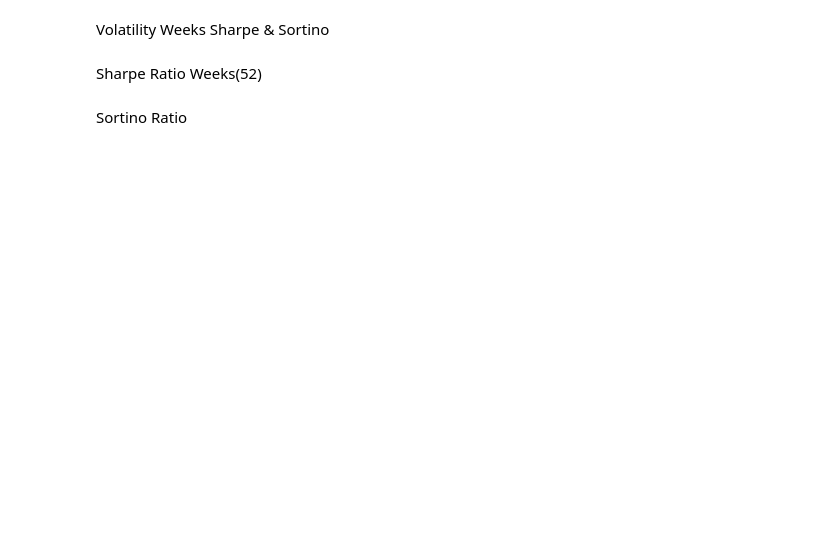
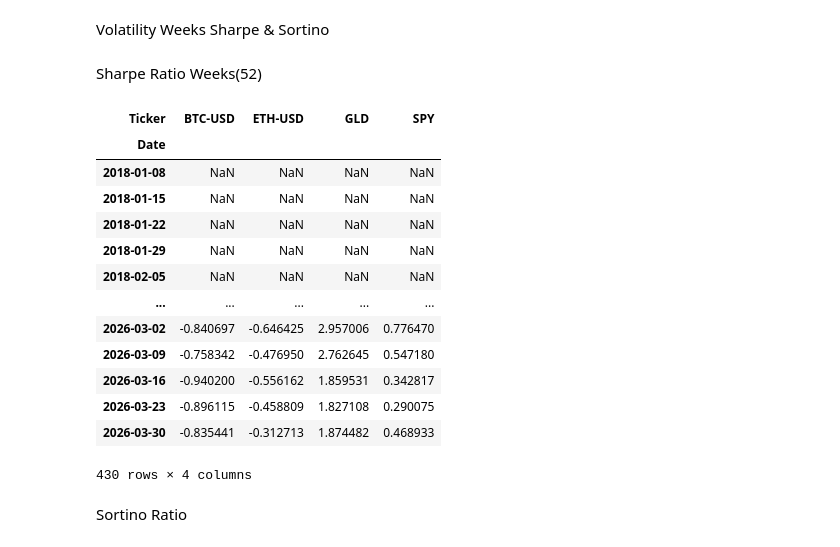
Before and after one commit to igormontrezor/studies, a Jupyter notebook: market_analyze/market_analysis_week.ipynb, the cells around one changed output. Saved outputs shown, nothing was run; the diff lists cells and outputs as text; code cells hidden in the pictures; blank space fills up the shorter version.

Commit message:
Atualization of systems includes sharpe with log refine and sortino with simple refine, furthermore, implementation of system in OOP .version_0.11.alpha

```diff
--- a/market_analyze/market_analysis_week.ipynb
+++ b/market_analyze/market_analysis_week.ipynb
@@ -189,15 +188,52 @@ stocks_returns_log_df = np.log(df_stocks_close/ df_stocks_close.shift(1)).dropna
 # %% [markdown]
 Volatility Weeks Sharpe & Sortino
 # %%
-trading_weeks_sharpe = 60 #30
-trading_weeks_sortino = 90
-volatility_weeks_sharpe = stocks_returns_log_df.rolling(window=trading_weeks_sharpe).std()*np.sqrt(trading_weeks_sharpe)
-volatility_weeks_sortino = stocks_returns_log_df.rolling(window=trading_weeks_sortino).std()*np.sqrt(trading_weeks_sortino)
+trading_weeks_sharpe = 60#30
+trading_weeks_sortino = 60
+# Volatilidade / janelas (dados mensais)
+# Observação: a anualização para mensal deve usar 12 (meses por ano),
+# independente do tamanho da janela usada no rolling.
+
+periods_per_week = 52
+
+# Volatilidade anualizada (usada no Sharpe)
+volatility_week_sharpe = (
+    stocks_returns_log_df.rolling(window=trading_weeks_sharpe).std() * np.sqrt(periods_per_week)
+)
+
+# (opcional) Mantém a variável para consistência com o resto do notebook
+volatility_week_sortino = (
+    stocks_returns_log_df.rolling(window=trading_weeks_sortino).std() * np.sqrt(periods_per_week)
+)
 # %% [markdown]
 Sharpe Ratio Weeks(52)
 # %%
-rf = 0.01/52
-sharpe_ratio = (stocks_returns_log_df.rolling(window=trading_weeks_sharpe).mean() - rf)*trading_weeks_sharpe/volatility_weeks_sharpe
+rf = 0.01
+
+rolling_mean = stocks_returns_log_df.rolling(window=trading_weeks_sharpe).mean() * periods_per_week
+rolling_std = stocks_returns_log_df.rolling(window=trading_weeks_sharpe).std() * np.sqrt(periods_per_week)
+
+sharpe_ratio = (rolling_mean - rf) / rolling_std
+
+
+sharpe_ratio = sharpe_ratio.replace([np.inf, -np.inf], np.nan)
+# %%
+sharpe_ratio
+# %% [output]
+| Ticker | BTC-USD | ETH-USD | GLD | SPY |
+| Date |  |  |  |  |
+| 2018-01-08 | NaN | NaN | NaN | NaN |
+| 2018-01-15 | NaN | NaN | NaN | NaN |
+| 2018-01-22 | NaN | NaN | NaN | NaN |
+| 2018-01-29 | NaN | NaN | NaN | NaN |
+| 2018-02-05 | NaN | NaN | NaN | NaN |
+| ... | ... | ... | ... | ... |
+| 2026-03-02 | -0.840697 | -0.646425 | 2.957006 | 0.776470 |
+| 2026-03-09 | -0.758342 | -0.476950 | 2.762645 | 0.547180 |
+| 2026-03-16 | -0.940200 | -0.556162 | 1.859531 | 0.342817 |
+| 2026-03-23 | -0.896115 | -0.458809 | 1.827108 | 0.290075 |
+| 2026-03-30 | -0.835441 | -0.312713 | 1.874482 | 0.468933 |
+430 rows × 4 columns
 # %% [markdown]
 Sortino Ratio
 # %%
```
Also changed, not shown: parts of 15 cells of this notebook, 5 other files.
